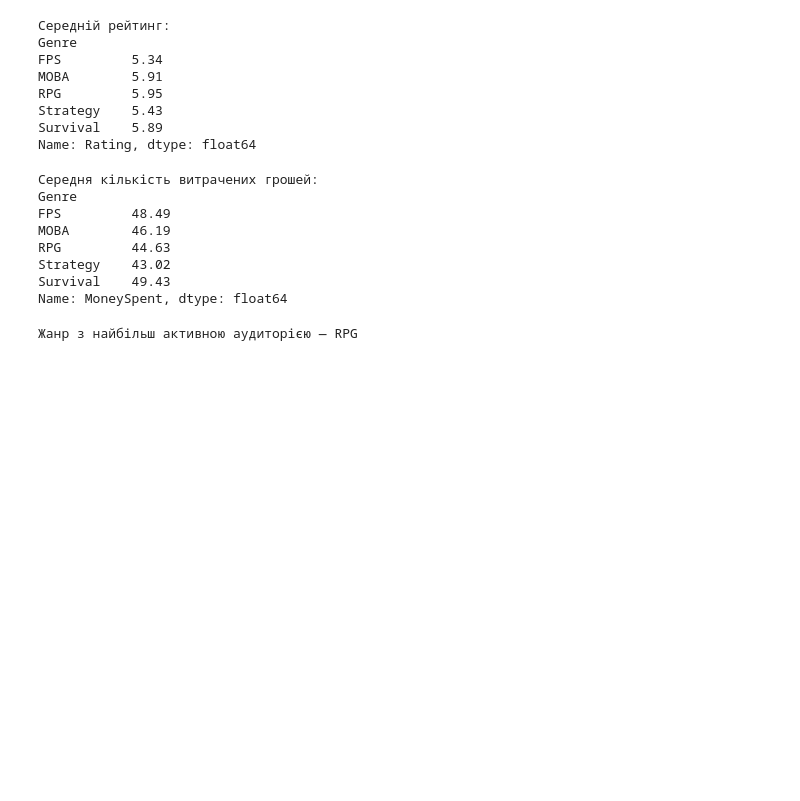
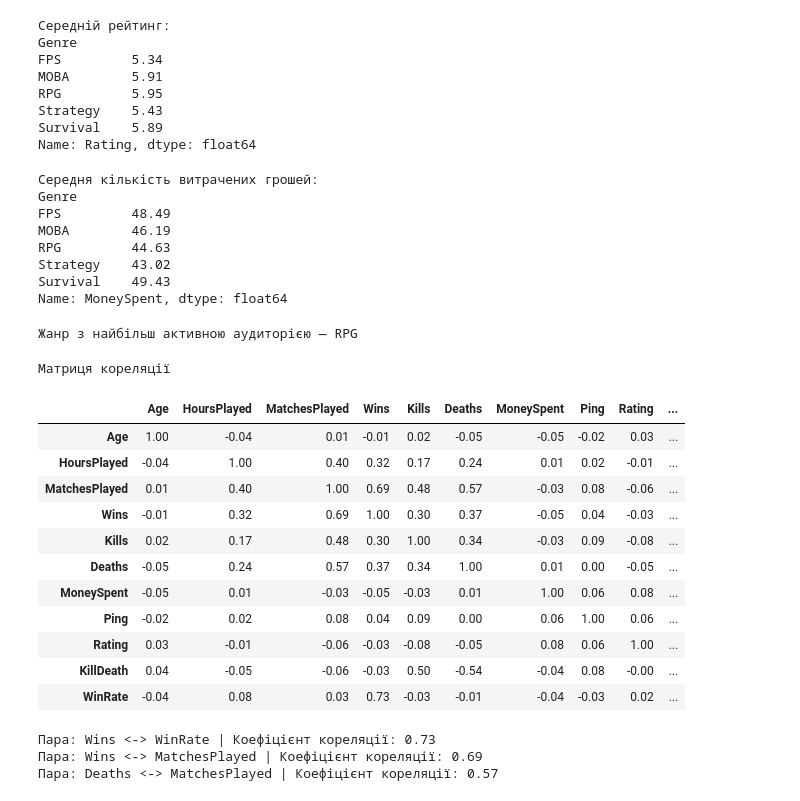
Before and after one commit to DearDarlin/player_activity_report, a Jupyter notebook: activity_report.ipynb, the cells around one changed output. Cells and saved outputs as stored; diff of their text form; code cells hidden in the pictures; blank space fills up the shorter version.

```diff
--- a/activity_report.ipynb
+++ b/activity_report.ipynb
@@ -631,3 +631,40 @@ most_active_genre = df_cleaned.groupby('Genre')['HoursPlayed'].mean().idxmax()
 print(f"Жанр з найбільш активною аудиторією — {most_active_genre}")
 # %% [output]
 Жанр з найбільш активною аудиторією — RPG
+# %%
+corr_cols = [
+    'Age', 'HoursPlayed', 'MatchesPlayed', 'Wins',
+    'Kills', 'Deaths', 'MoneySpent', 'Ping',
+    'Rating', 'KillDeath', 'WinRate'
+]
+
+corr_matrix = df_cleaned[corr_cols].corr().round(2)
+
+print("Матриця кореляції")
+display(corr_matrix)
+
+corr_unstacked = corr_matrix.abs().unstack()
+corr_unstacked = corr_unstacked[corr_unstacked < 1.0].sort_values(ascending=False)
+
+top_pairs = corr_unstacked.iloc[::2].head(3)
+
+for (var1, var2), val in top_pairs.items():
+    real_corr = corr_matrix.loc[var1, var2]
+    print(f"Пара: {var1} <-> {var2} | Коефіцієнт кореляції: {real_corr}")
+# %% [output]
+Матриця кореляції
+|  | Age | HoursPlayed | MatchesPlayed | Wins | Kills | Deaths | MoneySpent | Ping | Rating | ... |
+| Age | 1.00 | -0.04 | 0.01 | -0.01 | 0.02 | -0.05 | -0.05 | -0.02 | 0.03 | ... |
+| HoursPlayed | -0.04 | 1.00 | 0.40 | 0.32 | 0.17 | 0.24 | 0.01 | 0.02 | -0.01 | ... |
+| MatchesPlayed | 0.01 | 0.40 | 1.00 | 0.69 | 0.48 | 0.57 | -0.03 | 0.08 | -0.06 | ... |
+| Wins | -0.01 | 0.32 | 0.69 | 1.00 | 0.30 | 0.37 | -0.05 | 0.04 | -0.03 | ... |
+| Kills | 0.02 | 0.17 | 0.48 | 0.30 | 1.00 | 0.34 | -0.03 | 0.09 | -0.08 | ... |
+| Deaths | -0.05 | 0.24 | 0.57 | 0.37 | 0.34 | 1.00 | 0.01 | 0.00 | -0.05 | ... |
+| MoneySpent | -0.05 | 0.01 | -0.03 | -0.05 | -0.03 | 0.01 | 1.00 | 0.06 | 0.08 | ... |
+| Ping | -0.02 | 0.02 | 0.08 | 0.04 | 0.09 | 0.00 | 0.06 | 1.00 | 0.06 | ... |
+| Rating | 0.03 | -0.01 | -0.06 | -0.03 | -0.08 | -0.05 | 0.08 | 0.06 | 1.00 | ... |
+| KillDeath | 0.04 | -0.05 | -0.06 | -0.03 | 0.50 | -0.54 | -0.04 | 0.08 | -0.00 | ... |
+| WinRate | -0.04 | 0.08 | 0.03 | 0.73 | -0.03 | -0.01 | -0.04 | -0.03 | 0.02 | ... |
+Пара: Wins <-> WinRate | Коефіцієнт кореляції: 0.73
+Пара: Wins <-> MatchesPlayed | Коефіцієнт кореляції: 0.69
+Пара: Deaths <-> MatchesPlayed | Коефіцієнт кореляції: 0.57
```
